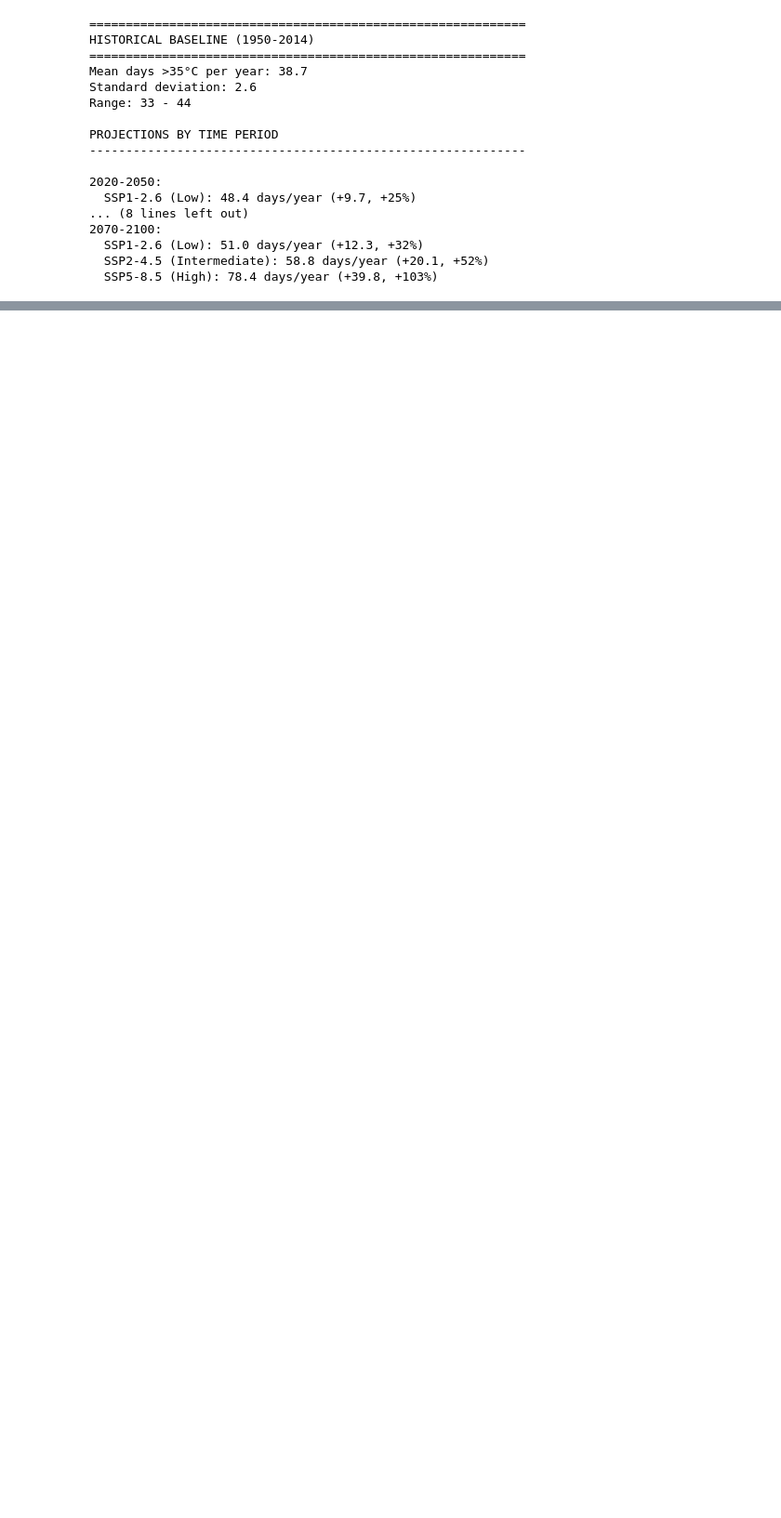
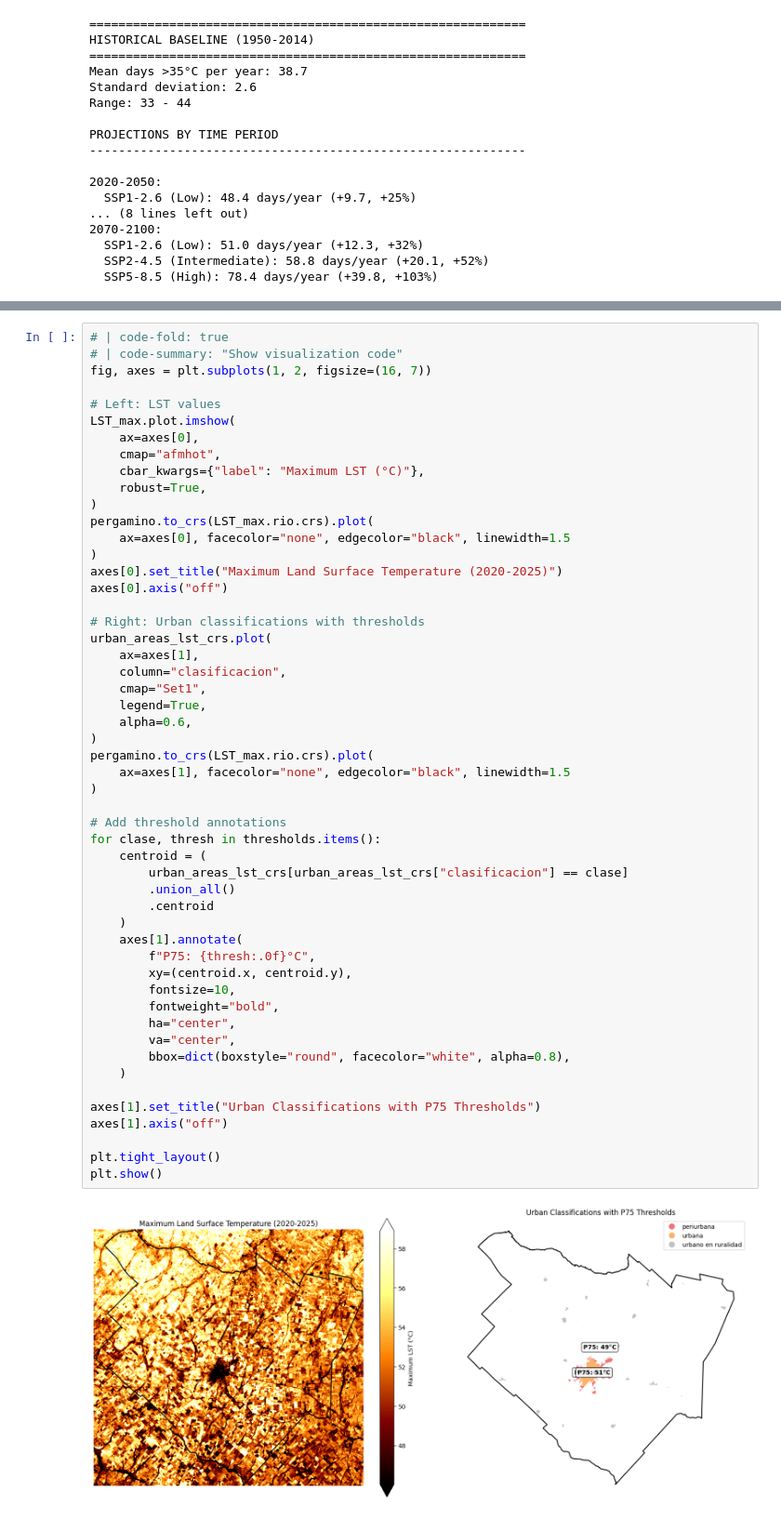
Before and after one commit to nlebovits/datos-escala-humana, a Jupyter notebook: en/cookbooks/pergamino.ipynb, the cells around one changed output, grey strips where cells are left out. Shown at 93% size. Cells and saved outputs as stored; diff of their text form; blank space fills up the shorter version.

```diff
--- a/en/cookbooks/pergamino.ipynb
+++ b/en/cookbooks/pergamino.ipynb
@@ -1321,0 +601,54 @@ con.close()
+# %%
+# | code-fold: true
+# | code-summary: "Show visualization code"
+fig, axes = plt.subplots(1, 2, figsize=(16, 7))
+
+# Left: LST values
+LST_max.plot.imshow(
+    ax=axes[0],
+    cmap="afmhot",
+    cbar_kwargs={"label": "Maximum LST (°C)"},
+    robust=True,
+)
+pergamino.to_crs(LST_max.rio.crs).plot(
+    ax=axes[0], facecolor="none", edgecolor="black", linewidth=1.5
+)
+axes[0].set_title("Maximum Land Surface Temperature (2020-2025)")
+axes[0].axis("off")
+
+# Right: Urban classifications with thresholds
+urban_areas_lst_crs.plot(
+    ax=axes[1],
+    column="clasificacion",
+    cmap="Set1",
+    legend=True,
+    alpha=0.6,
+)
+pergamino.to_crs(LST_max.rio.crs).plot(
+    ax=axes[1], facecolor="none", edgecolor="black", linewidth=1.5
+)
+
+# Add threshold annotations
+for clase, thresh in thresholds.items():
+    centroid = (
+        urban_areas_lst_crs[urban_areas_lst_crs["clasificacion"] == clase]
+        .union_all()
+        .centroid
+    )
+    axes[1].annotate(
+        f"P75: {thresh:.0f}°C",
+        xy=(centroid.x, centroid.y),
+        fontsize=10,
+        fontweight="bold",
+        ha="center",
+        va="center",
+        bbox=dict(boxstyle="round", facecolor="white", alpha=0.8),
+    )
+
+axes[1].set_title("Urban Classifications with P75 Thresholds")
+axes[1].axis("off")
+
+plt.tight_layout()
+plt.show()
+# %% [output]
+[figure, added]
```
Also changed, not shown: parts of 70 cells of this notebook, 2 other files.
